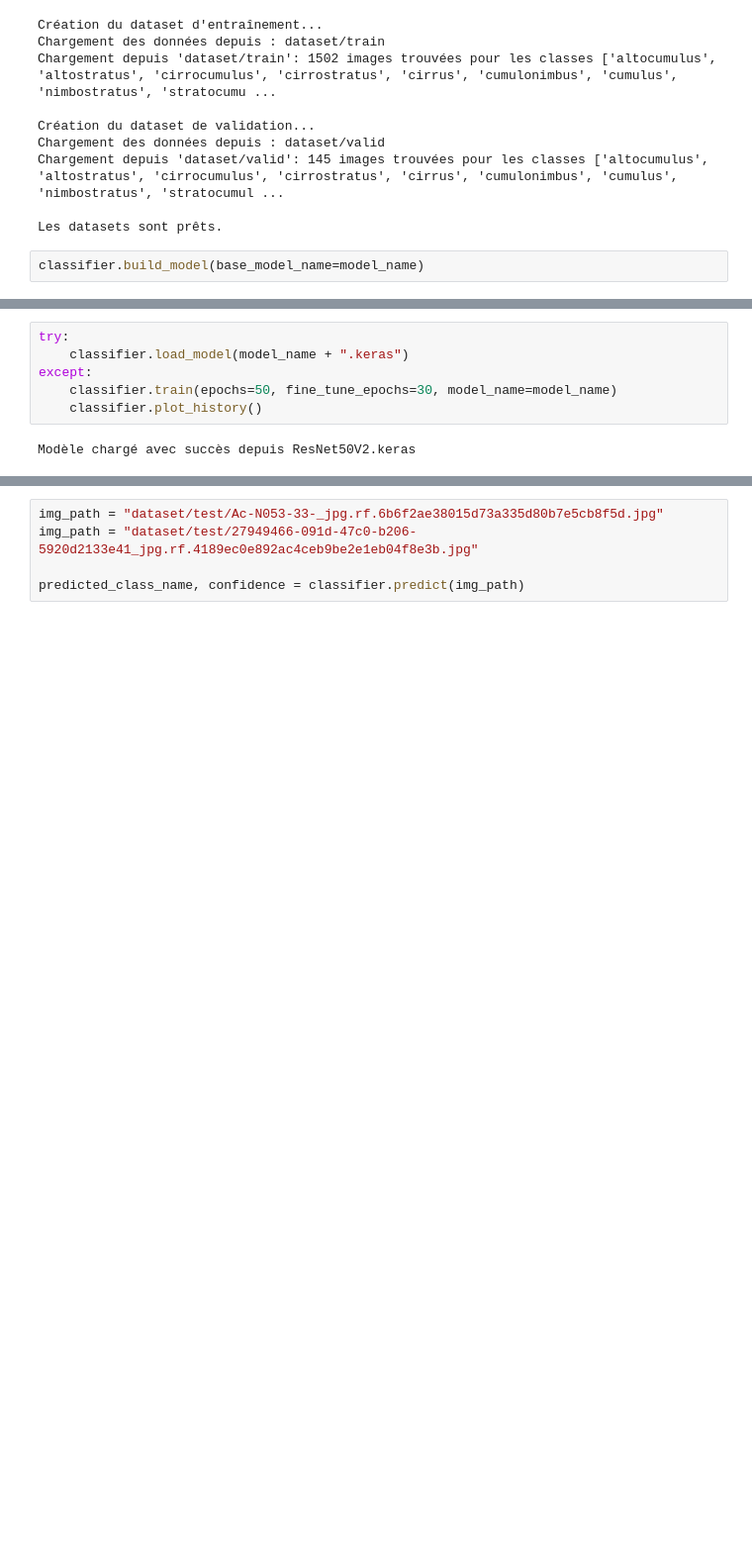
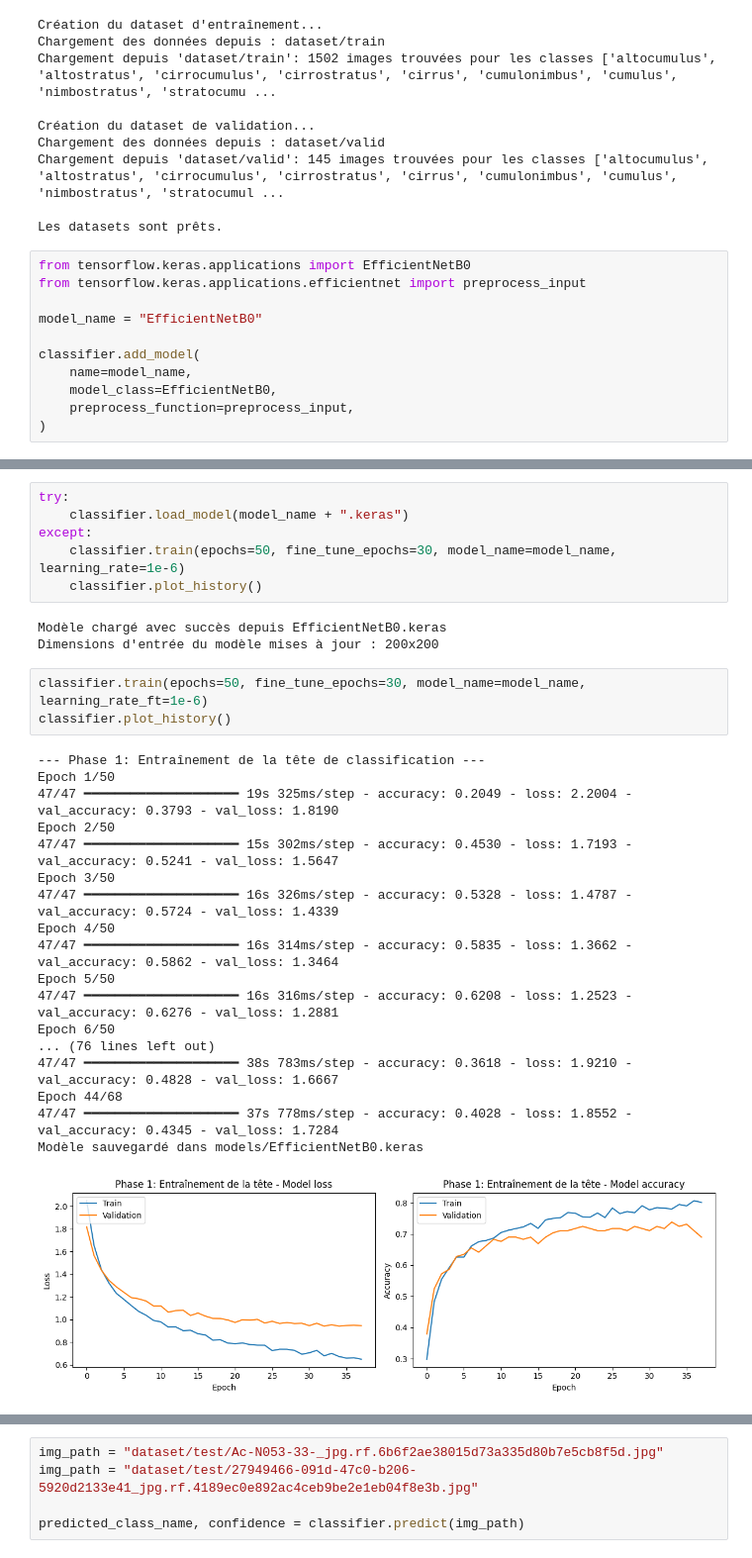
Before and after one commit to corentinpradier/cloud-project, a Jupyter notebook: clouds_classification.ipynb, the cells around one changed output, grey strips where cells are left out. Shown at 99% size. Drawn from its saved outputs; the diff is of its cells as text; blank space fills up the shorter version.

Commit message:
Modif de build model afin de pouvoir ajouter des modèles avec une fonction add_model

```diff
--- a/clouds_classification.ipynb
+++ b/clouds_classification.ipynb
@@ -28,5 +27,14 @@ Chargement depuis 'dataset/valid': 145 images trouvées pour les classes ['altoc
 
 Les datasets sont prêts.
 # %%
-classifier.build_model(base_model_name=model_name)
+from tensorflow.keras.applications import EfficientNetB0
+from tensorflow.keras.applications.efficientnet import preprocess_input
+
+model_name = "EfficientNetB0"
+
+classifier.add_model(
+    name=model_name,
+    model_class=EfficientNetB0,
+    preprocess_function=preprocess_input,
+)
 # %% [output]
@@ -56,7 +70,30 @@ Model: "functional"
 try:
     classifier.load_model(model_name + ".keras")
 except:
-    classifier.train(epochs=50, fine_tune_epochs=30, model_name=model_name)
+    classifier.train(epochs=50, fine_tune_epochs=30, model_name=model_name, learning_rate=1e-6)
     classifier.plot_history()
 # %% [output]
-Modèle chargé avec succès depuis ResNet50V2.keras
+Modèle chargé avec succès depuis EfficientNetB0.keras
+Dimensions d'entrée du modèle mises à jour : 200x200
+# %%
+classifier.train(epochs=50, fine_tune_epochs=30, model_name=model_name, learning_rate_ft=1e-6)
+classifier.plot_history()
+# %% [output]
+--- Phase 1: Entraînement de la tête de classification ---
+Epoch 1/50
+47/47 ━━━━━━━━━━━━━━━━━━━━ 19s 325ms/step - accuracy: 0.2049 - loss: 2.2004 - val_accuracy: 0.3793 - val_loss: 1.8190
+Epoch 2/50
+47/47 ━━━━━━━━━━━━━━━━━━━━ 15s 302ms/step - accuracy: 0.4530 - loss: 1.7193 - val_accuracy: 0.5241 - val_loss: 1.5647
+Epoch 3/50
+47/47 ━━━━━━━━━━━━━━━━━━━━ 16s 326ms/step - accuracy: 0.5328 - loss: 1.4787 - val_accuracy: 0.5724 - val_loss: 1.4339
+Epoch 4/50
+47/47 ━━━━━━━━━━━━━━━━━━━━ 16s 314ms/step - accuracy: 0.5835 - loss: 1.3662 - val_accuracy: 0.5862 - val_loss: 1.3464
+Epoch 5/50
+47/47 ━━━━━━━━━━━━━━━━━━━━ 16s 316ms/step - accuracy: 0.6208 - loss: 1.2523 - val_accuracy: 0.6276 - val_loss: 1.2881
+Epoch 6/50
+... (76 lines left out)
+47/47 ━━━━━━━━━━━━━━━━━━━━ 38s 783ms/step - accuracy: 0.3618 - loss: 1.9210 - val_accuracy: 0.4828 - val_loss: 1.6667
+Epoch 44/68
+47/47 ━━━━━━━━━━━━━━━━━━━━ 37s 778ms/step - accuracy: 0.4028 - loss: 1.8552 - val_accuracy: 0.4345 - val_loss: 1.7284
+Modèle sauvegardé dans models/EfficientNetB0.keras
+[figure, added]
```
Also changed, not shown: parts of 5 cells of this notebook, 2 other files.
